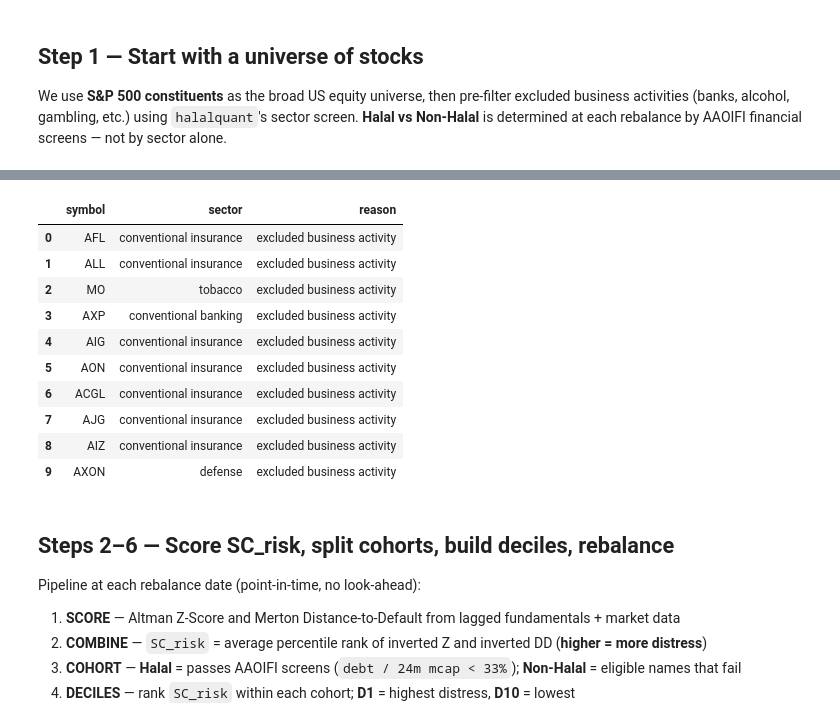
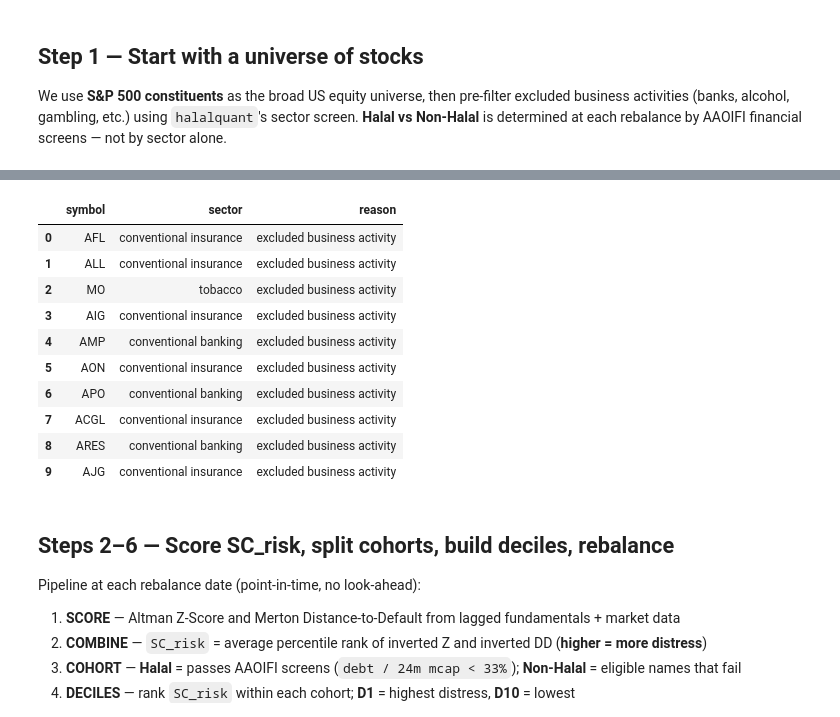
Before and after one commit to regional-specter/Monterey-Finance, a Jupyter notebook: Research/papers/03-financial-distress/code.ipynb, the cells around one changed output, grey strips where cells are left out. Drawn from its saved outputs; the diff is of its cells as text; code cells hidden in the pictures.

```diff
--- a/Research/papers/03-financial-distress/code.ipynb
+++ b/Research/papers/03-financial-distress/code.ipynb
@@ -11,6 +11,7 @@ Install dependencies and configure the backtest window.
 # %%
 %pip install -q halalquant yfinance matplotlib requests scipy
 
+import time
 import warnings
 from datetime import date
 from io import StringIO
@@ -44,7 +45,7 @@ MERTON_T = 1.0                  # DD horizon (years)
 MERTON_RF = 0.02                # risk-free for DD
 N_DECILES = 10
 MIN_DECILE_SIZE = 3
-FAST_MODE = True
+FAST_MODE = False
 if FAST_MODE:
     N_DECILES = 5
     MIN_DECILE_SIZE = 2
@@ -92,29 +93,60 @@ FALLBACK_SP500 = [
 ]
 
 
-def load_sp500_tickers() -> list[str]:
+def load_sp500_constituents() -> pd.DataFrame:
+    """One Wikipedia fetch: tickers + GICS labels (avoids 500+ Yahoo info calls)."""
     url = "https://en.wikipedia.org/wiki/List_of_S%26P_500_companies"
     headers = {"User-Agent": "MontereyFinanceResearch/1.0"}
     try:
         response = requests.get(url, headers=headers, timeout=30)
         response.raise_for_status()
         table = pd.read_html(StringIO(response.text), attrs={"id": "constituents"})[0]
-        return table["Symbol"].astype(str).str.replace(".", "-", regex=False).tolist()
+        out = pd.DataFrame(
+            {
+                "symbol": table["Symbol"].astype(str).str.replace(".", "-", regex=False),
+                "gics_sector": table["GICS Sector"].astype(str),
+                "gics_industry": table["GICS Sub-Industry"].astype(str),
+            }
+        )
+        return out.drop_duplicates("symbol")
     except Exception as exc:
         print(f"Could not fetch S&P 500 list ({exc}); using fallback basket.")
-        return FALLBACK_SP500.copy()
+        return pd.DataFrame(
+            {"symbol": FALLBACK_SP500, "gics_sector": "Unclassified", "gics_industry": "Unclassified"}
+        )
 
 
-def apply_sector_screen(tickers: list[str]) -> tuple[list[str], pd.DataFrame, pd.DataFrame]:
+def _ticker_info_with_retry(symbol: str, max_attempts: int = 4, pause: float = 1.5) -> dict:
+    """Yahoo info with backoff — only used when Wikipedia labels are missing."""
+    for attempt in range(max_attempts):
+        try:
+            return _ticker_info(yf.Ticker(symbol))
+        except Exception as exc:
+            if attempt == max_attempts - 1:
+                print(f"  Warning: Yahoo info failed for {symbol} ({exc})")
+                return {}
+            time.sleep(pause * (attempt + 1))
+    return {}
+
+
+def apply_sector_screen(
+    tickers: list[str],
+    constituents: pd.DataFrame | None = None,
+) -> tuple[list[str], pd.DataFrame, pd.DataFrame]:
+    """Sector screen using Wikipedia GICS; Yahoo fallback only for gaps."""
+    wiki = constituents.set_index("symbol") if constituents is not None and not constituents.empty else pd.DataFrame()
     sector_map: dict[str, str] = {}
     gics_rows: list[dict] = []
-    n = len(tickers)
-    for i, symbol in enumerate(tickers, 1):
-        if i == 1 or i % 50 == 0 or i == n:
-            print(f"  Sector / GICS labels {i}/{n}", flush=True)
-        info = _ticker_info(yf.Ticker(symbol))
-        y_sector = str(info.get("sector") or "")
-        y_industry = str(info.get("industry") or "")
+    yahoo_fallback: list[str] = []
+
+    for symbol in tickers:
+        if symbol in wiki.index:
+            y_sector = str(wiki.at[symbol, "gics_sector"])
+            y_industry = str(wiki.at[symbol, "gics_industry"])
+        else:
+            yahoo_fallback.append(symbol)
+            y_sector = ""
+            y_industry = ""
         mapped = _map_yahoo_activity(y_sector, y_industry)
         if mapped:
             sector_map[symbol] = mapped
@@ -125,6 +157,25 @@ def apply_sector_screen(tickers: list[str]) -> tuple[list[str], pd.DataFrame, pd
                 "gics_industry": y_industry or "Unclassified",
             }
         )
+
+    if yahoo_fallback:
+        print(f"  Yahoo fallback for {len(yahoo_fallback)} symbols missing Wikipedia GICS …", flush=True)
+        for i, symbol in enumerate(yahoo_fallback, 1):
+            if i == 1 or i % 25 == 0 or i == len(yahoo_fallback):
+                print(f"    Yahoo info {i}/{len(yahoo_fallback)}", flush=True)
+            info = _ticker_info_with_retry(symbol)
+            y_sector = str(info.get("sector") or "")
+            y_industry = str(info.get("industry") or "")
+            mapped = _map_yahoo_activity(y_sector, y_industry)
+            if mapped:
+                sector_map[symbol] = mapped
+            for row in gics_rows:
+                if row["symbol"] == symbol:
+                    row["gics_sector"] = y_sector or row["gics_sector"]
+                    row["gics_industry"] = y_industry or row["gics_industry"]
+                    break
+            time.sleep(0.15)
+
     sector_filter = SectorFilter()
     kept = sector_filter.filter_symbols(tickers, sector_map=sector_map)
     audit = pd.DataFrame(sector_filter.audit_log)
@@ -132,12 +183,13 @@ def apply_sector_screen(tickers: list[str]) -> tuple[list[str], pd.DataFrame, pd
     return kept, audit, gics
 
 
-raw_universe = load_sp500_tickers()
+constituents = load_sp500_constituents()
+raw_universe = constituents["symbol"].tolist()
 if FAST_MODE:
     raw_universe = raw_universe[:60]
     print("FAST_MODE is on — smoke-test universe only. Set FAST_MODE = False for the paper.\n")
 
-eligible_universe, sector_audit, gics = apply_sector_screen(raw_universe)
+eligible_universe, sector_audit, gics = apply_sector_screen(raw_universe, constituents)
 print(f"Raw universe:      {len(raw_universe)} tickers")
 print(f"After sector screen: {len(eligible_universe)} tickers")
 print(f"Removed by sector:   {len(raw_universe) - len(eligible_universe)}")
@@ -154,14 +201,14 @@ Removed by sector:   11
 |  | symbol | sector | reason |
 | 0 | AFL | conventional insurance | excluded business activity |
 | 1 | ALL | conventional insurance | excluded business activity |
 | 2 | MO | tobacco | excluded business activity |
-| 3 | AXP | conventional banking | excluded business activity |
-| 4 | AIG | conventional insurance | excluded business activity |
+| 3 | AIG | conventional insurance | excluded business activity |
+| 4 | AMP | conventional banking | excluded business activity |
 | 5 | AON | conventional insurance | excluded business activity |
-| 6 | ACGL | conventional insurance | excluded business activity |
-| 7 | AJG | conventional insurance | excluded business activity |
-| 8 | AIZ | conventional insurance | excluded business activity |
-| 9 | AXON | defense | excluded business activity |
+| 6 | APO | conventional banking | excluded business activity |
+| 7 | ACGL | conventional insurance | excluded business activity |
+| 8 | ARES | conventional banking | excluded business activity |
+| 9 | AJG | conventional insurance | excluded business activity |
 # %% [markdown]
 ## Steps 2–6 — Score SC_risk, split cohorts, build deciles, rebalance
 
```
Also changed, not shown: parts of 9 cells of this notebook, 14 other files.
